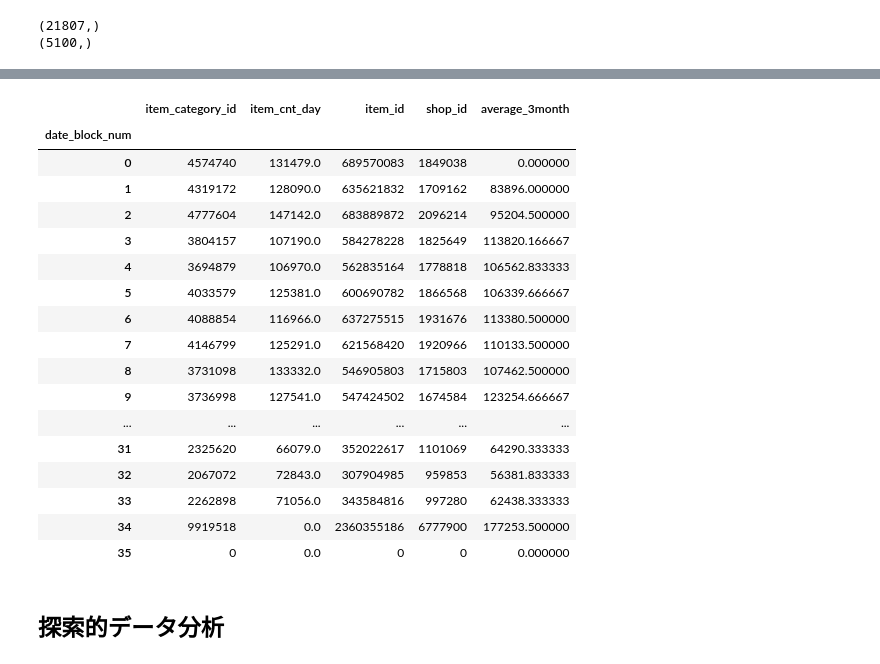
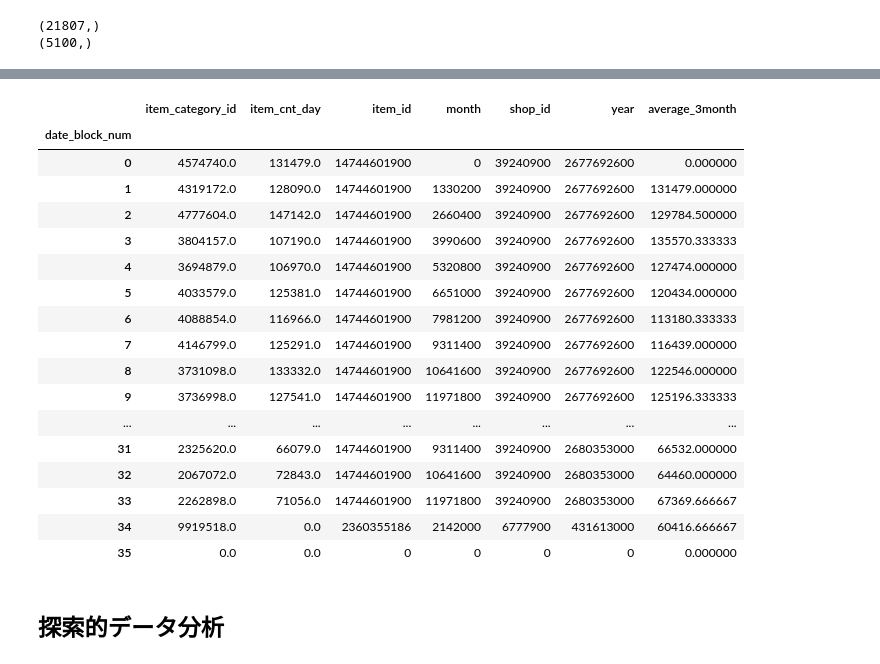
Before and after one commit to shin02/kaggle, a Jupyter notebook: Predict Future Sales/competitive-data-science-predict-future-sales.ipynb, the cells around one changed output, grey strips where cells are left out. Saved outputs shown, nothing was run; the diff lists cells and outputs as text; code cells hidden in the pictures.

```diff
--- a/Predict Future Sales/competitive-data-science-predict-future-sales.ipynb
+++ b/Predict Future Sales/competitive-data-science-predict-future-sales.ipynb
@@ -206,0 +212,2 @@ df_all
+# %%
+df_all = pd.concat([df_all,test],axis=0,ignore_index=True)
@@ -206,0 +222,8 @@ df_all
+# %%
+df_all['year'] = df_all['date_block_num'].apply(lambda x: ((x//12) + 2013))
+df_all['month'] = df_all['date_block_num'].apply(lambda x: (x % 12))
+# %%
+#3ヶ月移動平均線を追加
+df_all["average_3month"] = df_all.groupby(['shop_id', 'item_id'])['item_cnt_day'].apply(lambda x: x.rolling(window=3,min_periods=1).mean().shift())
+# %%
+df_all = df_all.drop("ID",axis=1)
@@ -207,27 +239,27 @@ df_all
 # %%
 #集計用に全店舗合計のテーブルを用意する
-df_shop_all = all_data.groupby("date_block_num").sum()
+df_shop_all = df_all.groupby("date_block_num").sum()
 df_shop_all.loc[35] = 0
 df_shop_all
 # %% [output]
-|  | item_category_id | item_cnt_day | item_id | shop_id | average_3month |
-| date_block_num |  |  |  |  |  |
-| 0 | 4574740 | 131479.0 | 689570083 | 1849038 | 0.000000 |
-| 1 | 4319172 | 128090.0 | 635621832 | 1709162 | 83896.000000 |
-| 2 | 4777604 | 147142.0 | 683889872 | 2096214 | 95204.500000 |
-| 3 | 3804157 | 107190.0 | 584278228 | 1825649 | 113820.166667 |
-| 4 | 3694879 | 106970.0 | 562835164 | 1778818 | 106562.833333 |
-| 5 | 4033579 | 125381.0 | 600690782 | 1866568 | 106339.666667 |
-| 6 | 4088854 | 116966.0 | 637275515 | 1931676 | 113380.500000 |
-| 7 | 4146799 | 125291.0 | 621568420 | 1920966 | 110133.500000 |
-| 8 | 3731098 | 133332.0 | 546905803 | 1715803 | 107462.500000 |
-| 9 | 3736998 | 127541.0 | 547424502 | 1674584 | 123254.666667 |
-| ... | ... | ... | ... | ... | ... |
-| 31 | 2325620 | 66079.0 | 352022617 | 1101069 | 64290.333333 |
-| 32 | 2067072 | 72843.0 | 307904985 | 959853 | 56381.833333 |
-| 33 | 2262898 | 71056.0 | 343584816 | 997280 | 62438.333333 |
-| 34 | 9919518 | 0.0 | 2360355186 | 6777900 | 177253.500000 |
-| 35 | 0 | 0.0 | 0 | 0 | 0.000000 |
+|  | item_category_id | item_cnt_day | item_id | month | shop_id | year | average_3month |
+| date_block_num |  |  |  |  |  |  |  |
+| 0 | 4574740.0 | 131479.0 | 14744601900 | 0 | 39240900 | 2677692600 | 0.000000 |
+| 1 | 4319172.0 | 128090.0 | 14744601900 | 1330200 | 39240900 | 2677692600 | 131479.000000 |
+| 2 | 4777604.0 | 147142.0 | 14744601900 | 2660400 | 39240900 | 2677692600 | 129784.500000 |
+| 3 | 3804157.0 | 107190.0 | 14744601900 | 3990600 | 39240900 | 2677692600 | 135570.333333 |
+| 4 | 3694879.0 | 106970.0 | 14744601900 | 5320800 | 39240900 | 2677692600 | 127474.000000 |
+| 5 | 4033579.0 | 125381.0 | 14744601900 | 6651000 | 39240900 | 2677692600 | 120434.000000 |
+| 6 | 4088854.0 | 116966.0 | 14744601900 | 7981200 | 39240900 | 2677692600 | 113180.333333 |
+| 7 | 4146799.0 | 125291.0 | 14744601900 | 9311400 | 39240900 | 2677692600 | 116439.000000 |
+| 8 | 3731098.0 | 133332.0 | 14744601900 | 10641600 | 39240900 | 2677692600 | 122546.000000 |
+| 9 | 3736998.0 | 127541.0 | 14744601900 | 11971800 | 39240900 | 2677692600 | 125196.333333 |
+| ... | ... | ... | ... | ... | ... | ... | ... |
+| 31 | 2325620.0 | 66079.0 | 14744601900 | 9311400 | 39240900 | 2680353000 | 66532.000000 |
+| 32 | 2067072.0 | 72843.0 | 14744601900 | 10641600 | 39240900 | 2680353000 | 64460.000000 |
+| 33 | 2262898.0 | 71056.0 | 14744601900 | 11971800 | 39240900 | 2680353000 | 67369.666667 |
+| 34 | 9919518.0 | 0.0 | 2360355186 | 2142000 | 6777900 | 431613000 | 60416.666667 |
+| 35 | 0.0 | 0.0 | 0 | 0 | 0 | 0 | 0.000000 |
 # %% [markdown]
 ## 探索的データ分析
 # %%
```
Also changed, not shown: parts of 24 cells of this notebook, 2 other files.
